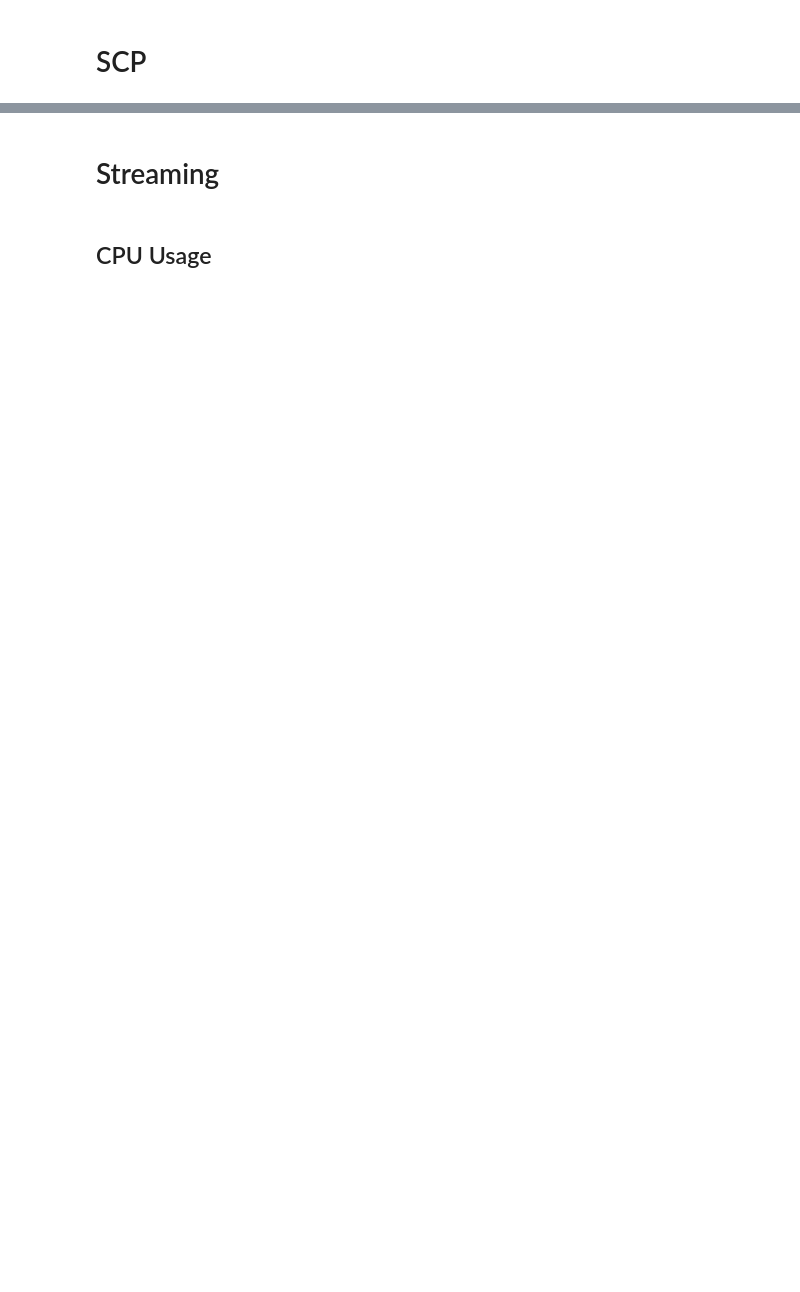
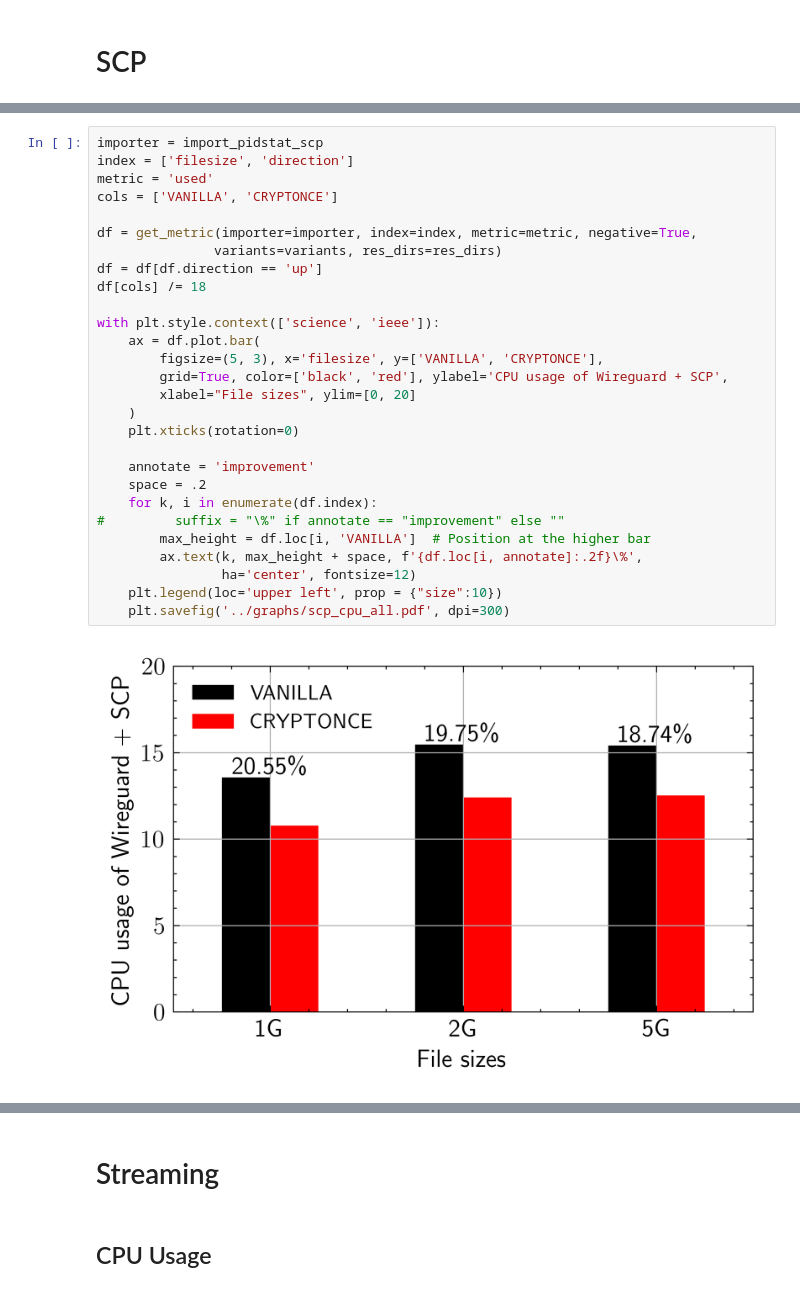
Before and after one commit to cesar237/wireguard-results-analysis, a Jupyter notebook: notebooks/Client Bench Analysis.ipynb, the cells around one changed output, grey strips where cells are left out. Drawn from its saved outputs; the diff is of its cells as text; blank space fills up the shorter version.

```diff
--- a/notebooks/Client Bench Analysis.ipynb
+++ b/notebooks/Client Bench Analysis.ipynb
@@ -277,0 +352,30 @@ df[['CRYPTONCE', 'VANILLA']] / 18
+# %%
+importer = import_pidstat_scp
+index = ['filesize', 'direction']
+metric = 'used'
+cols = ['VANILLA', 'CRYPTONCE']
+
+df = get_metric(importer=importer, index=index, metric=metric, negative=True,
+               variants=variants, res_dirs=res_dirs)
+df = df[df.direction == 'up']
+df[cols] /= 18
+
+with plt.style.context(['science', 'ieee']):
+    ax = df.plot.bar(
+        figsize=(5, 3), x='filesize', y=['VANILLA', 'CRYPTONCE'],
+        grid=True, color=['black', 'red'], ylabel='CPU usage of Wireguard + SCP',
+        xlabel="File sizes", ylim=[0, 20]
+    )
+    plt.xticks(rotation=0)
+
+    annotate = 'improvement'
+    space = .2
+    for k, i in enumerate(df.index):
+#         suffix = "\%" if annotate == "improvement" else ""
+        max_height = df.loc[i, 'VANILLA']  # Position at the higher bar
+        ax.text(k, max_height + space, f'{df.loc[i, annotate]:.2f}\%',
+                ha='center', fontsize=12)
+    plt.legend(loc='upper left', prop = {"size":10})
+    plt.savefig('../graphs/scp_cpu_all.pdf', dpi=300)
+# %% [output]
+[figure, added]
```
Also changed, not shown: parts of 17 cells of this notebook, 13 other files.
